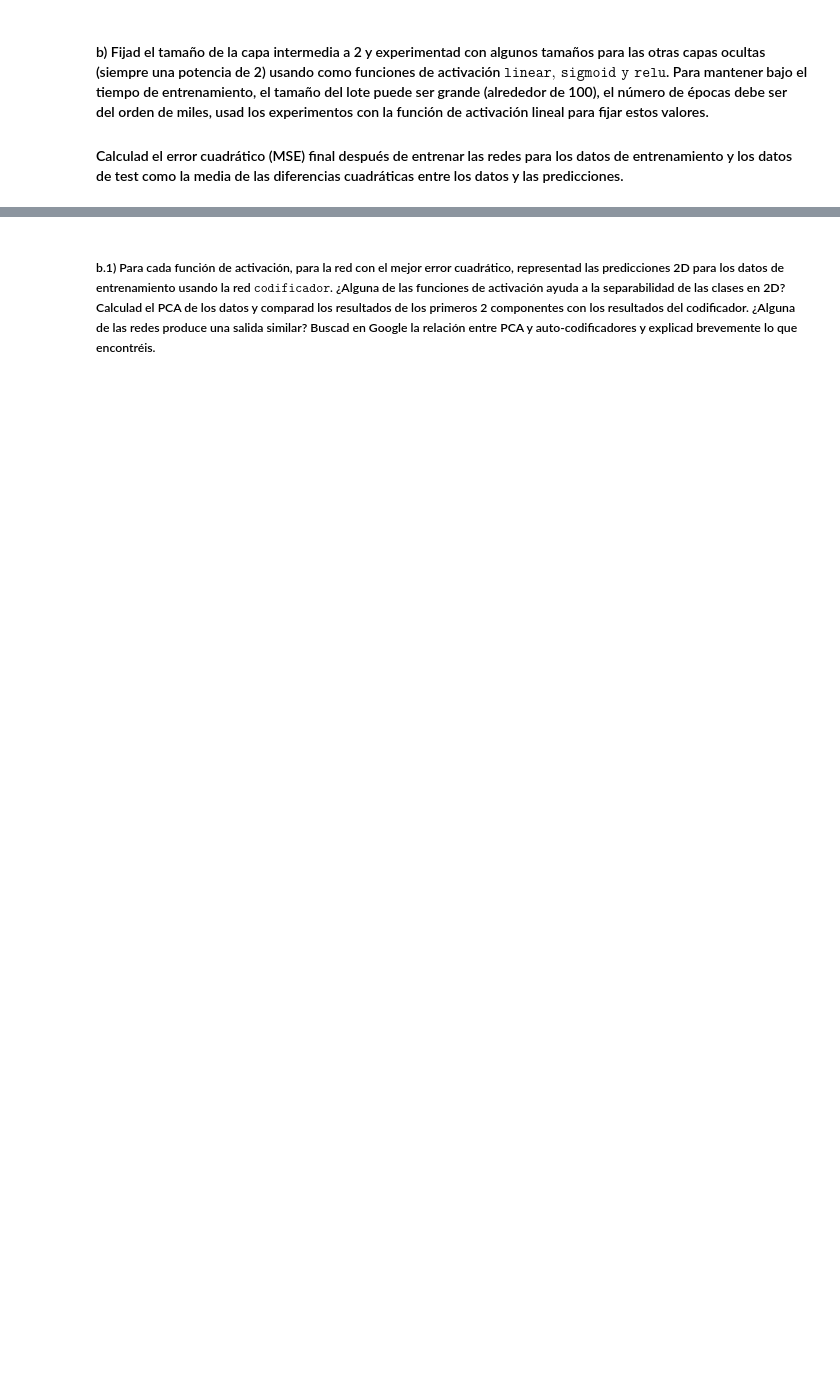
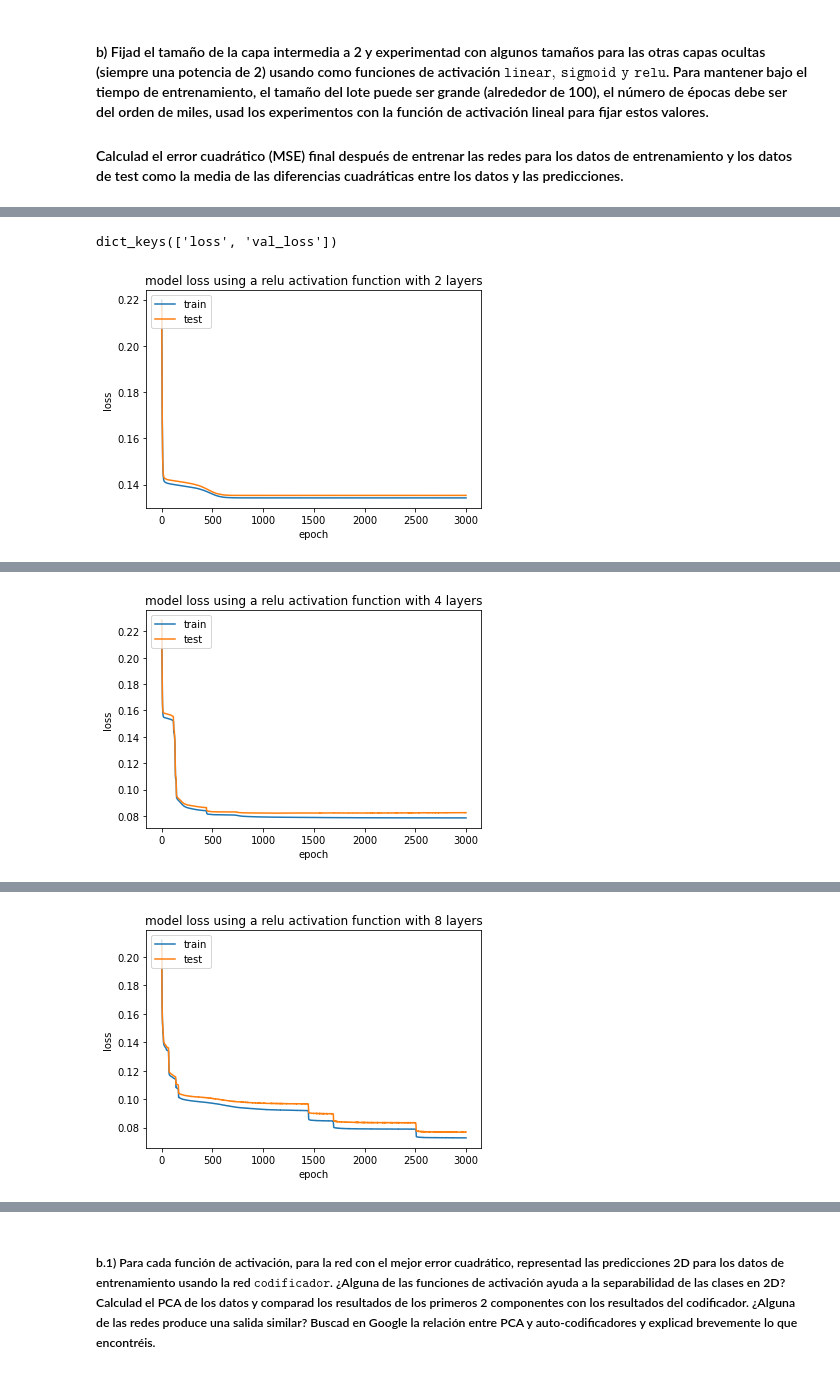
Before and after one commit to cuberhaus/APA, a Jupyter notebook: Problema4/ProblemaLlista4_GRUPAL-3.ipynb, the cells around one changed output, grey strips where cells are left out. Drawn from its saved outputs; the diff is of its cells as text; code cells hidden in the pictures; blank space fills up the shorter version.

```diff
--- a/Problema4/ProblemaLlista4_GRUPAL-2.ipynb
+++ b/Problema4/ProblemaLlista4_GRUPAL-3.ipynb
@@ -473,0 +620,71 @@ best val_loss loss result: 0.05339930206537247
+# %%
+#Pruebas para tener la mejor red relu
+
+#relu
+
+#falta normalitzar les dades que sinó el loss sortia escalat
+scaler = MinMaxScaler()
+X_train = scaler.fit_transform(X_train)
+X_test = scaler.transform(X_test)
+
+EPOCHS = 3000 #mas epochs mejor? falta probar valores más altos
+BATCH_SIZE = 100
+sizes_int_layer = [2,4,8,16,32,64]#,8,16,32]#,8,16,32,...] #probar a tener capas mas grandes
+act = 'relu'
+
+train_error = list(range(len(sizes_int_layer)))
+test_error = list(range(len(sizes_int_layer)))
+
+for i, intermediate in enumerate(sizes_int_layer):
+    entrada = keras.Input(shape=(64,))
+    codificar = keras.layers.Dense(intermediate, activation=act)(entrada)
+    codificar = keras.layers.Dense(2, activation=act)(codificar) #fijar d2 a 2
+    decodificar = keras.layers.Dense(intermediate, activation=act)(codificar)
+    decodificar = keras.layers.Dense(64, activation=act)(decodificar)
+    autocodificador = keras.Model(entrada, decodificar)
+    codificador = keras.Model(entrada, codificar)
+
+    autocodificador.compile(optimizer=keras.optimizers.Adam(), loss=keras.losses.MeanSquaredError())
+    #mirar a poque el X_test no coge los datos normalizados cuando uso el #validation_data=(X_test, y_test)
+    history = autocodificador.fit(X_train, X_train, batch_size=BATCH_SIZE, epochs=EPOCHS, verbose=False, validation_split=0.3)#validation_data=(X_test, y_test))
+
+    print(history.history.keys())
+
+    #plot de loss
+    plt.plot(history.history['loss'])
+    # this error happens when we are not providing validation data to the model, And check the parameters of the model.fit_generator(or model.fit)
+    #(train_data, steps_per_epoch,validation_data, validation_steps, epochs,initial_epoch, callbacks)
+    plt.plot(history.history['val_loss'])
+    plt.title("model loss using a "+act+" activation function with "+str(intermediate)+" layers")
+    plt.ylabel('loss')
+    plt.xlabel('epoch')
+    plt.legend(['train', 'test'], loc='upper left')
+    plt.show()
+
+    #.predict
+    X_train_pred = autocodificador.predict(X_train)
+    X_test_pred = autocodificador.predict(X_test)
+
+    #calcular el MSE després d'entrenar les xarxes per les dades d'entrament i test com la
+    #mitja de les diferències quadràtiques entres les dades i les prediccions
+    train_er = mean_squared_error(X_train, X_train_pred)
+    test_er = mean_squared_error(X_test, X_test_pred)
+
+    train_error[i] = train_er
+    test_error[i] = test_er
+
+    #MSE i número de capas
+    print("Nb layers:", intermediate)
+    print("train_error:", train_er)
+    print("test_error:", test_er)
+
+    #training data
+    print("best train_loss epoch result:", history.history['loss'].index(min(history.history['loss'])))
+    print("best train_loss loss result:", min(history.history['loss']))
+
+    #cross-validation data
+    print("best val_loss epoch result:", history.history['val_loss'].index(min(history.history['val_loss'])))
+    print("best val_loss loss result:", min(history.history['val_loss']))
+# %% [output]
+dict_keys(['loss', 'val_loss'])
+[figure, added]
@@ -473,0 +701 @@ best val_loss loss result: 0.05339930206537247
+[figure, added]
@@ -473,0 +712 @@ best val_loss loss result: 0.05339930206537247
+[figure, added]
```
Also changed, not shown: parts of 14 cells of this notebook.
